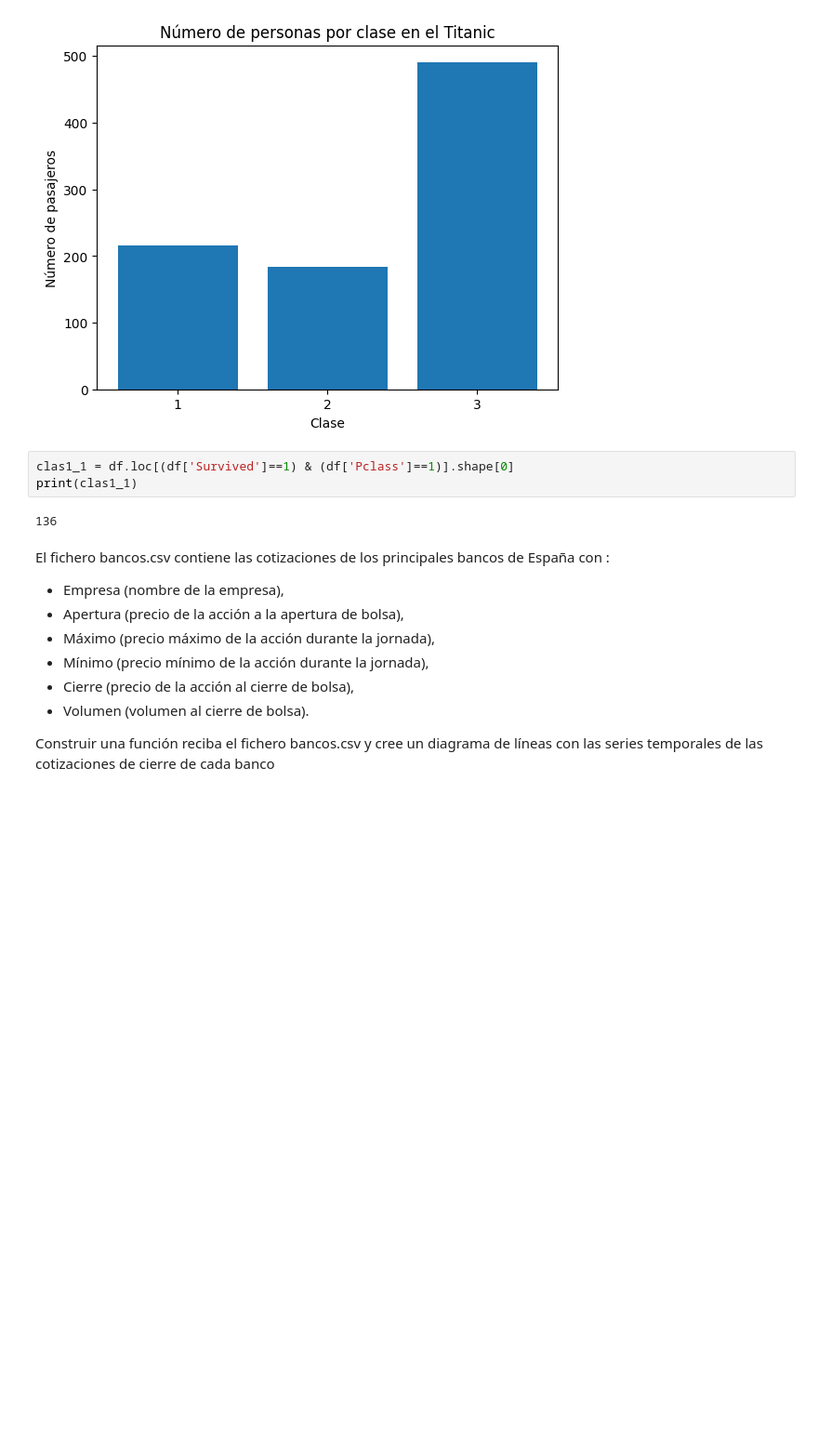
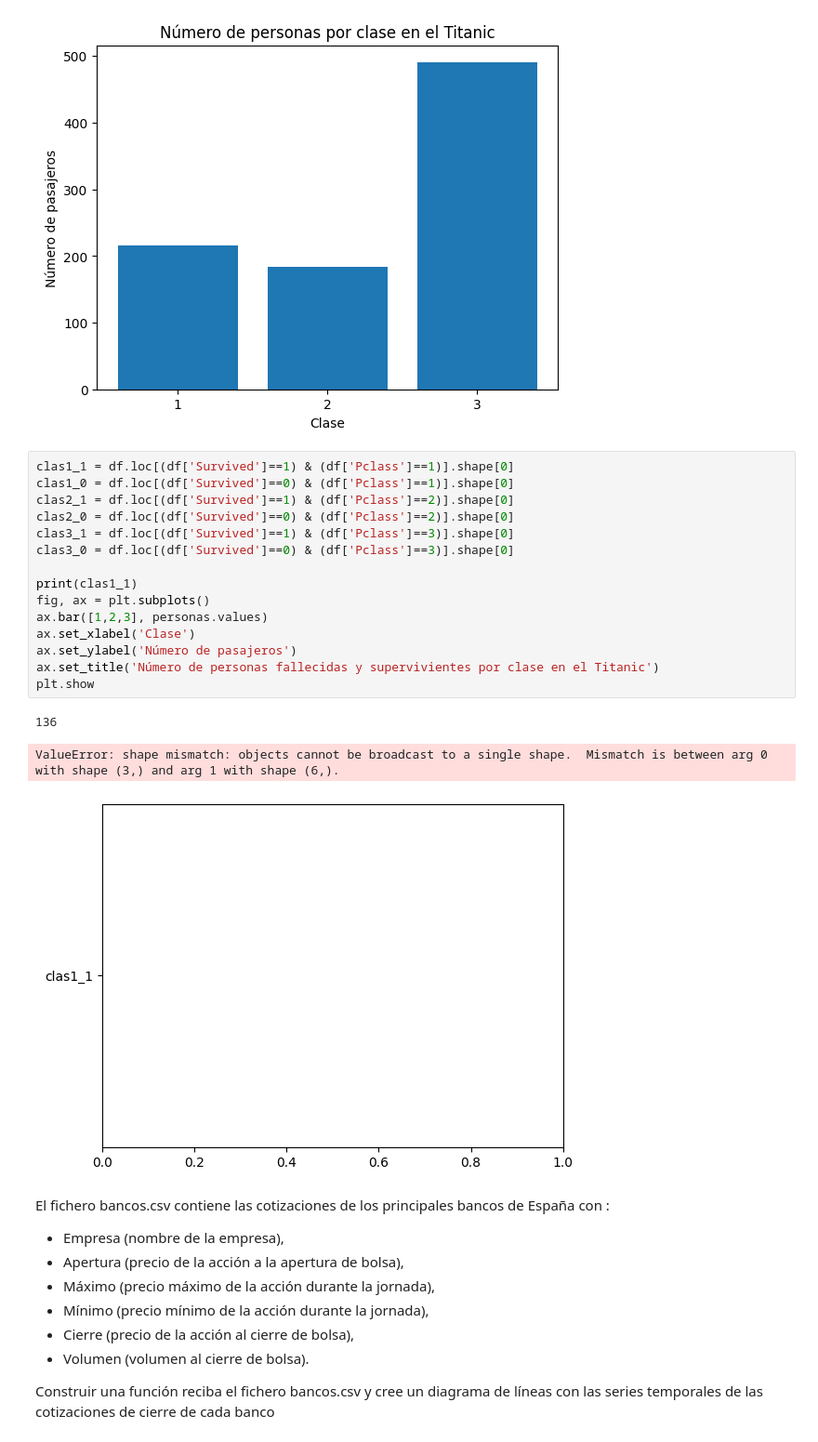
Before and after one commit to Alberto-1985/CEDAPY_25_26, a Jupyter notebook: ANALISIS_DATOS_PYTHON/NOTEBOOKS/EJERCICIOS/5101_EJERCICIO-5_Gráficos_Matplotlib.ipynb, the cells around one changed output. Shown at 93% size. Cells and saved outputs as stored; diff of their text form; blank space fills up the shorter version.

```diff
--- a/ANALISIS_DATOS_PYTHON/NOTEBOOKS/EJERCICIOS/5101_EJERCICIO-5_Gráficos_Matplotlib.ipynb
+++ b/ANALISIS_DATOS_PYTHON/NOTEBOOKS/EJERCICIOS/5101_EJERCICIO-5_Gráficos_Matplotlib.ipynb
@@ -71,9 +61,23 @@ plt.show
 [figure]
 # %%
 clas1_1 = df.loc[(df['Survived']==1) & (df['Pclass']==1)].shape[0]
+clas1_0 = df.loc[(df['Survived']==0) & (df['Pclass']==1)].shape[0]
+clas2_1 = df.loc[(df['Survived']==1) & (df['Pclass']==2)].shape[0]
+clas2_0 = df.loc[(df['Survived']==0) & (df['Pclass']==2)].shape[0]
+clas3_1 = df.loc[(df['Survived']==1) & (df['Pclass']==3)].shape[0]
+clas3_0 = df.loc[(df['Survived']==0) & (df['Pclass']==3)].shape[0]
+
 print(clas1_1)
+fig, ax = plt.subplots()
+ax.bar([1,2,3], personas.values)
+ax.set_xlabel('Clase')
+ax.set_ylabel('Número de pasajeros')
+ax.set_title('Número de personas fallecidas y supervivientes por clase en el Titanic')
+plt.show
 # %% [output]
 136
+ValueError: shape mismatch: objects cannot be broadcast to a single shape.  Mismatch is between arg 0 with shape (3,) and arg 1 with shape (6,).
+[figure, added]
 # %% [markdown]
 El fichero bancos.csv contiene las cotizaciones de los principales bancos de España con :
 - Empresa (nombre de la empresa),
```
Also changed, not shown: parts of 2 cells of this notebook.
